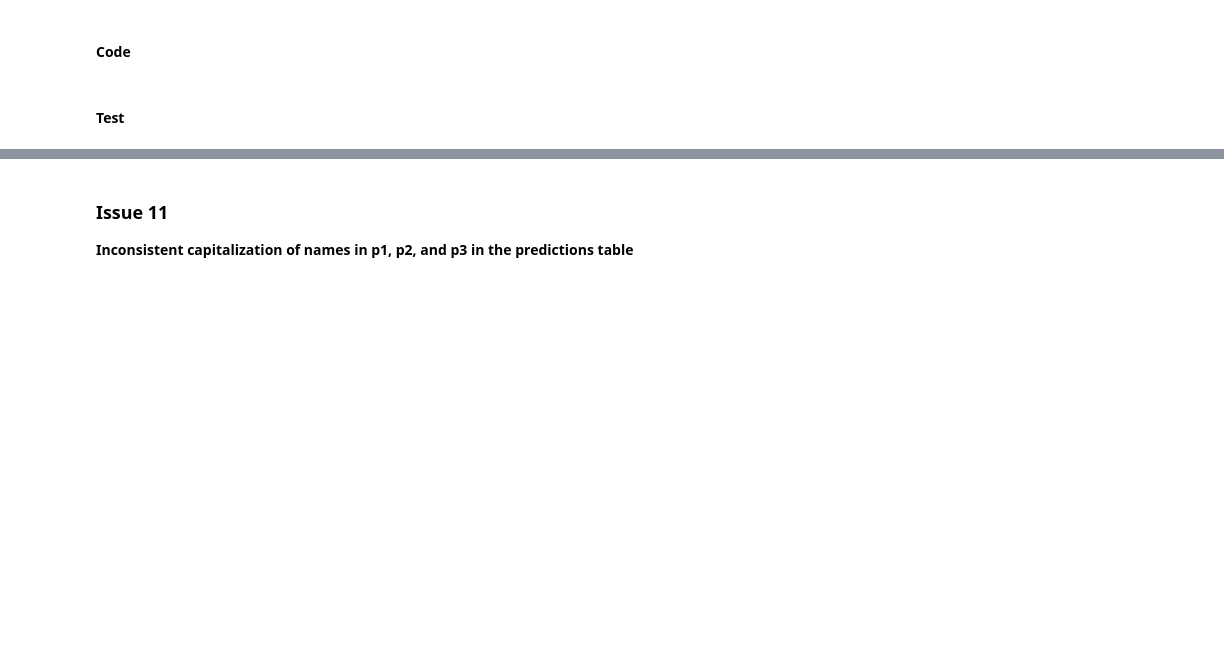
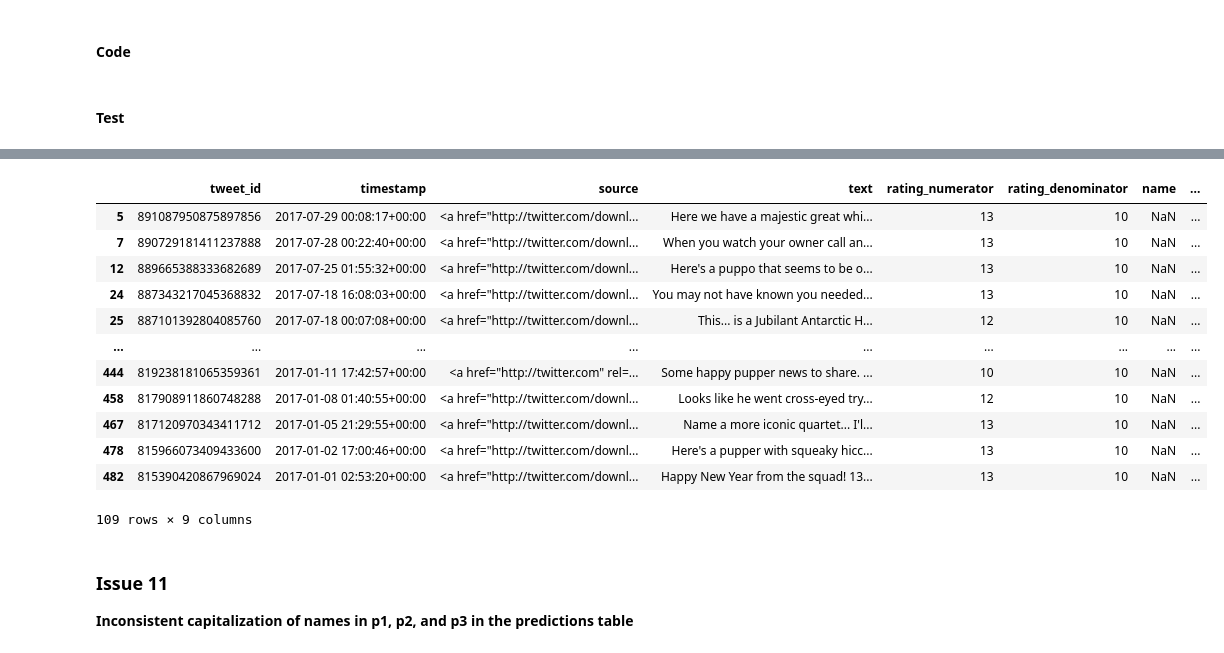
Before and after one commit to carluvy/We_rate_dogs-udacity, a Jupyter notebook: wrangle_act.ipynb, the cells around one changed output, grey strips where cells are left out. Drawn from its saved outputs; the diff is of its cells as text; code cells hidden in the pictures; blank space fills up the shorter version.

```diff
--- a/wrangle_act.ipynb
+++ b/wrangle_act.ipynb
@@ -895,3 +867,19 @@ archive_clean
+# %%
+archive_clean[archive_clean.name.isnull()]
+# %% [output]
+|  | tweet_id | timestamp | source | text | rating_numerator | rating_denominator | name | ... |
+| 5 | 891087950875897856 | 2017-07-29 00:08:17+00:00 | <a href="http://twitter.com/downl... | Here we have a majestic great whi... | 13 | 10 | NaN | ... |
+| 7 | 890729181411237888 | 2017-07-28 00:22:40+00:00 | <a href="http://twitter.com/downl... | When you watch your owner call an... | 13 | 10 | NaN | ... |
+| 12 | 889665388333682689 | 2017-07-25 01:55:32+00:00 | <a href="http://twitter.com/downl... | Here's a puppo that seems to be o... | 13 | 10 | NaN | ... |
+| 24 | 887343217045368832 | 2017-07-18 16:08:03+00:00 | <a href="http://twitter.com/downl... | You may not have known you needed... | 13 | 10 | NaN | ... |
+| 25 | 887101392804085760 | 2017-07-18 00:07:08+00:00 | <a href="http://twitter.com/downl... | This... is a Jubilant Antarctic H... | 12 | 10 | NaN | ... |
+| ... | ... | ... | ... | ... | ... | ... | ... | ... |
+| 444 | 819238181065359361 | 2017-01-11 17:42:57+00:00 | <a href="http://twitter.com" rel=... | Some happy pupper news to share. ... | 10 | 10 | NaN | ... |
+| 458 | 817908911860748288 | 2017-01-08 01:40:55+00:00 | <a href="http://twitter.com/downl... | Looks like he went cross-eyed try... | 12 | 10 | NaN | ... |
+| 467 | 817120970343411712 | 2017-01-05 21:29:55+00:00 | <a href="http://twitter.com/downl... | Name a more iconic quartet... I'l... | 13 | 10 | NaN | ... |
+| 478 | 815966073409433600 | 2017-01-02 17:00:46+00:00 | <a href="http://twitter.com/downl... | Here's a pupper with squeaky hicc... | 13 | 10 | NaN | ... |
+| 482 | 815390420867969024 | 2017-01-01 02:53:20+00:00 | <a href="http://twitter.com/downl... | Happy New Year from the squad! 13... | 13 | 10 | NaN | ... |
+109 rows × 9 columns
 # %% [markdown]
 ### Issue 11
 
```
Also changed, not shown: parts of 14 cells of this notebook, 4 other files.
